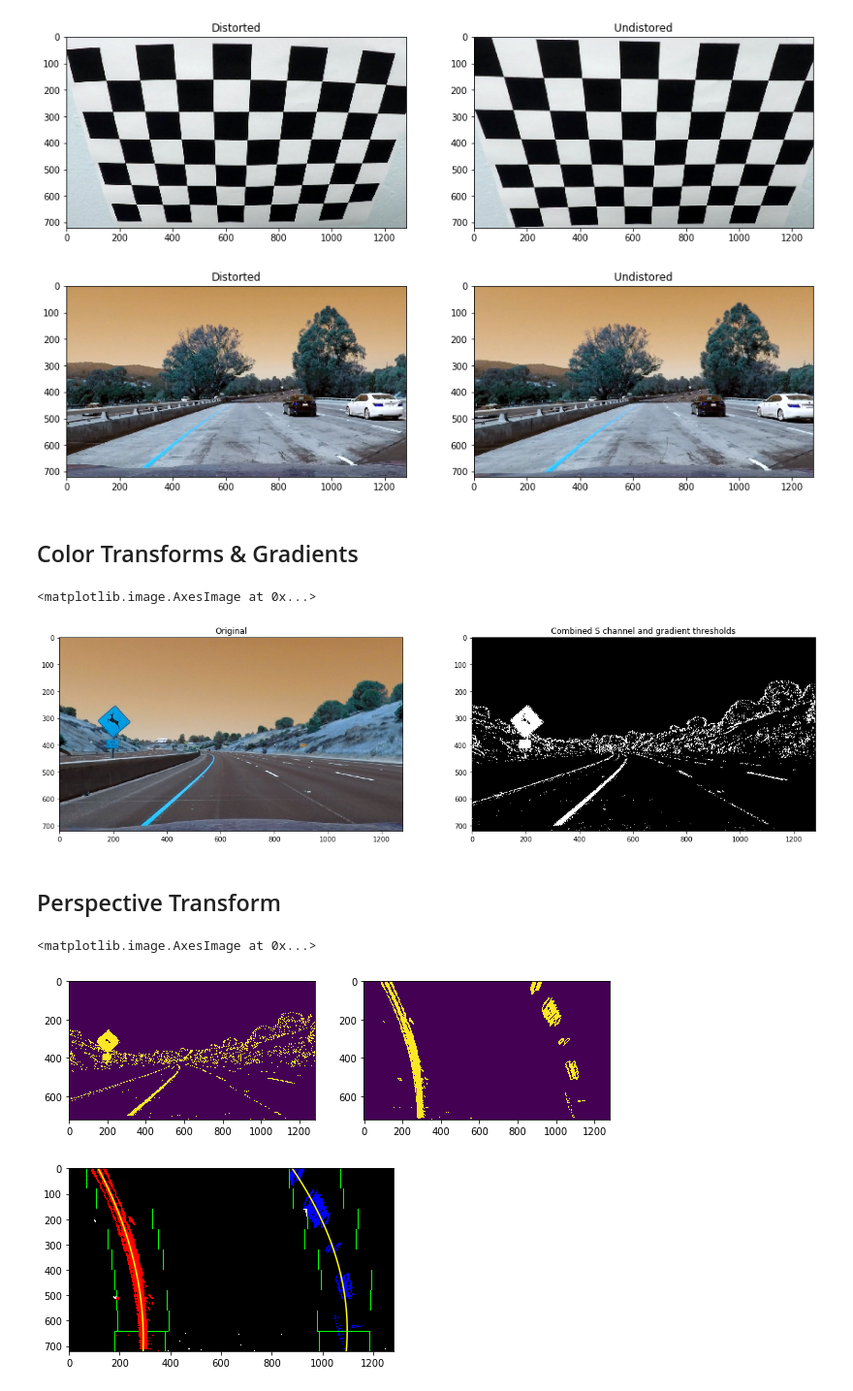
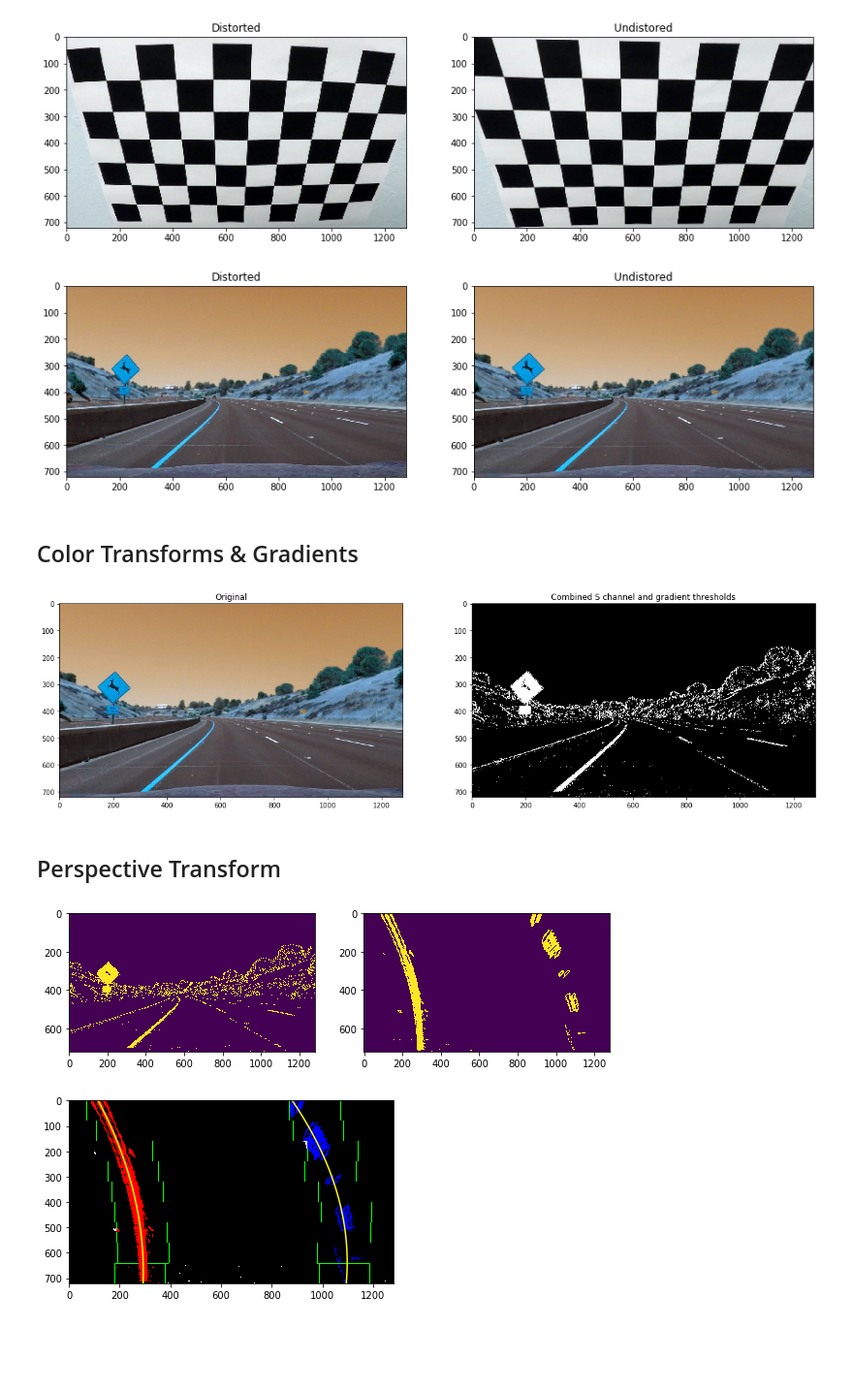
Before and after one commit to ahhuisg/CarND-Advanced-Lane-Lines-Submission, a Jupyter notebook: project.ipynb, the cells around one changed output. Shown at 97% size. Drawn from its saved outputs; the diff is of its cells as text; code cells hidden in the pictures; blank space fills up the shorter version.

```diff
--- a/project.ipynb
+++ b/project.ipynb
@@ -77,22 +77,22 @@ fig.savefig('output_images/display1.png')
 # %% [output]
 [figure]
 # %%
-distored_img = cv2.imread('test_images/test1.jpg')
+distored_img = cv2.imread('test_images/test2.jpg')
 
 img = undistored_image(distored_img)
 
-cv2.imwrite('output_images/test1_undistort.jpg',img)
+cv2.imwrite('output_images/test2_undistort.jpg',img)
 
 fig, axes = plt.subplots(ncols=2, figsize=(15,10))
 axes[0].imshow(distored_img)
 axes[0].set_title('Distorted')
 
 axes[1].imshow(img)
 axes[1].set_title('Undistored')
 
-fig.savefig('output_images/display2.png')
+fig.savefig('output_images/display2.png', bbox_inches='tight')
 # %% [output]
-[figure, old version]
+[figure, new version]
 # %% [markdown]
 ## Color Transforms & Gradients
 # %%
@@ -135,7 +135,7 @@ def color_transform(img):
     return combined_binary
 
 # Plotting thresholded images
-f, (ax1, ax2) = plt.subplots(1, 2, figsize=(20,10))
+fig, (ax1, ax2) = plt.subplots(1, 2, figsize=(20,10))
 
 ax1.set_title('Original')
 ax1.imshow(img)
@@ -143,8 +143,9 @@ ax1.imshow(img)
 combined_binary = color_transform(img)
 ax2.set_title('Combined S channel and gradient thresholds')
 ax2.imshow(combined_binary, cmap='gray')
+
+fig.savefig('output_images/display3.png', bbox_inches='tight')
 # %% [output]
-<matplotlib.image.AxesImage at 0x...>
 [figure]
 # %% [markdown]
 ## Perspective Transform
@@ -179,8 +180,9 @@ fig, axes = plt.subplots(ncols=2, figsize=(10,10))
 
 axes[0].imshow(combined_binary)
 axes[1].imshow(binary_warped)
+
+fig.savefig('output_images/display4.png', bbox_inches='tight')
 # %% [output]
-<matplotlib.image.AxesImage at 0x...>
 [figure]
 # %%
 def draw_sliding_window(binary_warped):
```
Also changed, not shown: parts of 7 cells of this notebook, 8 other files.
